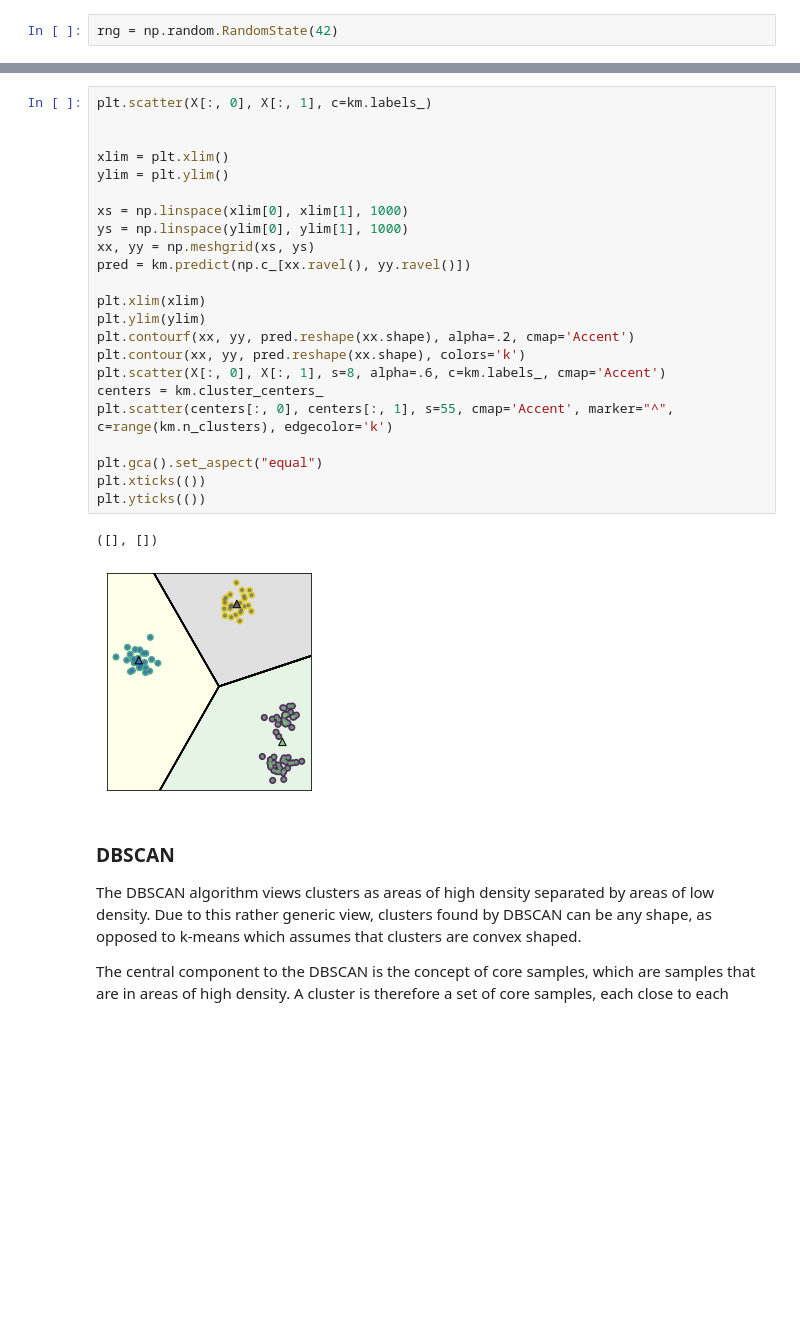
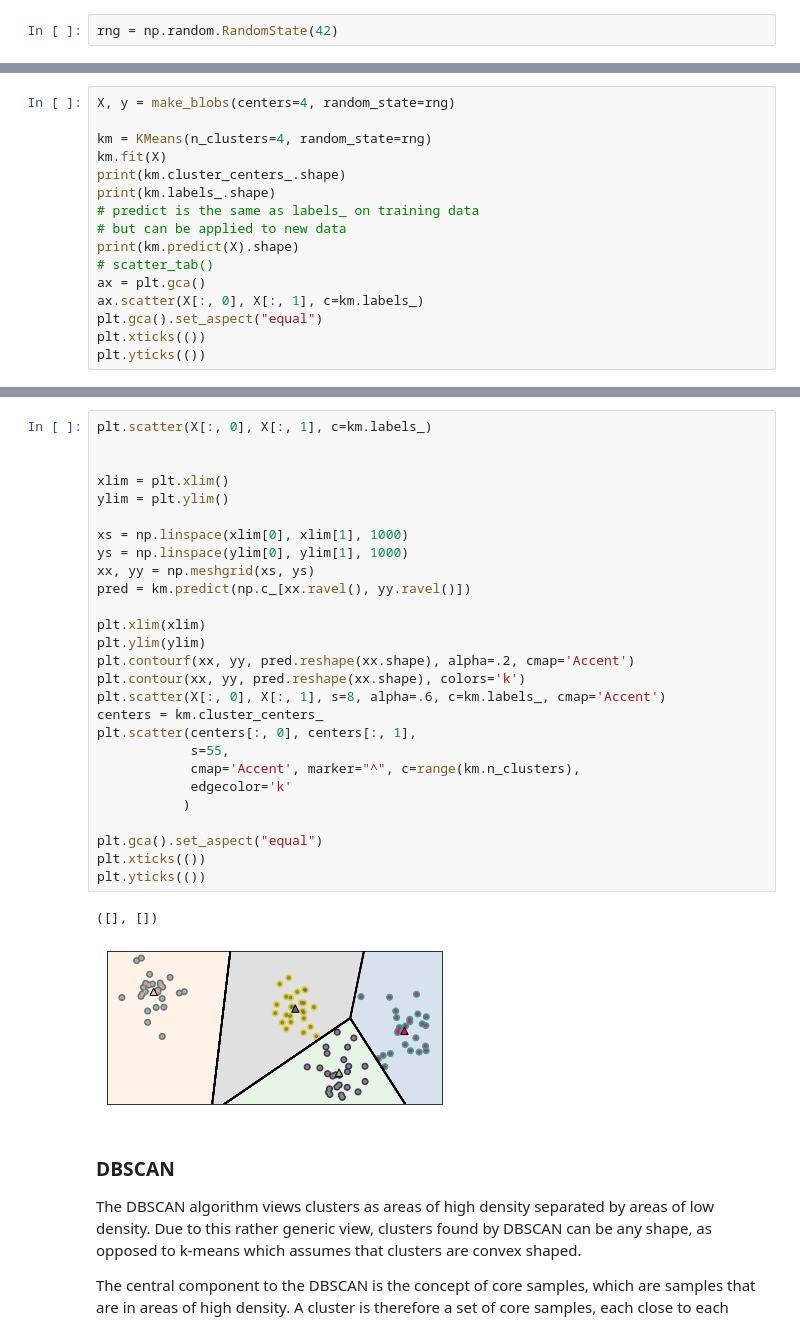
Before and after one commit to Amirosimani/Machine_Learning_Pratt, a Jupyter notebook: labs/lab_05.ipynb, the cells around one changed output, grey strips where cells are left out. Cells and saved outputs as stored; diff of their text form; blank space fills up the shorter version.

```diff
--- a/labs/lab_05.ipynb
+++ b/labs/lab_05.ipynb
@@ -80,0 +80,16 @@ plt.yticks(())
+# %%
+X, y = make_blobs(centers=4, random_state=rng)
+
+km = KMeans(n_clusters=4, random_state=rng)
+km.fit(X)
+print(km.cluster_centers_.shape)
+print(km.labels_.shape)
+# predict is the same as labels_ on training data
+# but can be applied to new data
+print(km.predict(X).shape)
+# scatter_tab()
+ax = plt.gca()
+ax.scatter(X[:, 0], X[:, 1], c=km.labels_)
+plt.gca().set_aspect("equal")
+plt.xticks(())
+plt.yticks(())
@@ -81,29 +102,33 @@ plt.yticks(())
 # %%
 plt.scatter(X[:, 0], X[:, 1], c=km.labels_)
 
 
 xlim = plt.xlim()
 ylim = plt.ylim()
 
 xs = np.linspace(xlim[0], xlim[1], 1000)
 ys = np.linspace(ylim[0], ylim[1], 1000)
 xx, yy = np.meshgrid(xs, ys)
 pred = km.predict(np.c_[xx.ravel(), yy.ravel()])
 
 plt.xlim(xlim)
 plt.ylim(ylim)
 plt.contourf(xx, yy, pred.reshape(xx.shape), alpha=.2, cmap='Accent')
 plt.contour(xx, yy, pred.reshape(xx.shape), colors='k')
 plt.scatter(X[:, 0], X[:, 1], s=8, alpha=.6, c=km.labels_, cmap='Accent')
 centers = km.cluster_centers_
-plt.scatter(centers[:, 0], centers[:, 1], s=55, cmap='Accent', marker="^", c=range(km.n_clusters), edgecolor='k')
+plt.scatter(centers[:, 0], centers[:, 1],
+            s=55,
+            cmap='Accent', marker="^", c=range(km.n_clusters),
+            edgecolor='k'
+           )
 
 plt.gca().set_aspect("equal")
 plt.xticks(())
 plt.yticks(())
 # %% [output]
 ([], [])
-[figure, old version]
+[figure, new version]
 # %% [markdown]
 ### DBSCAN
 
```
Also changed, not shown: parts of 7 cells of this notebook.
